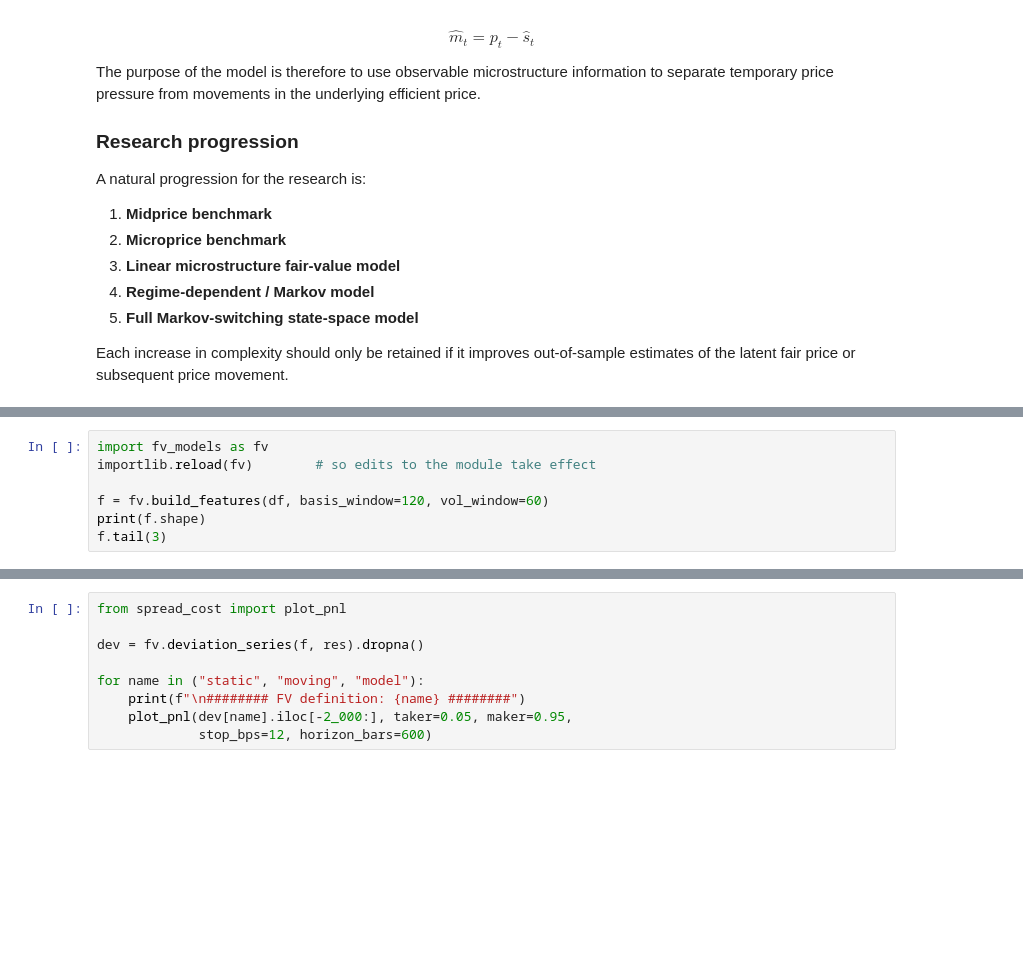
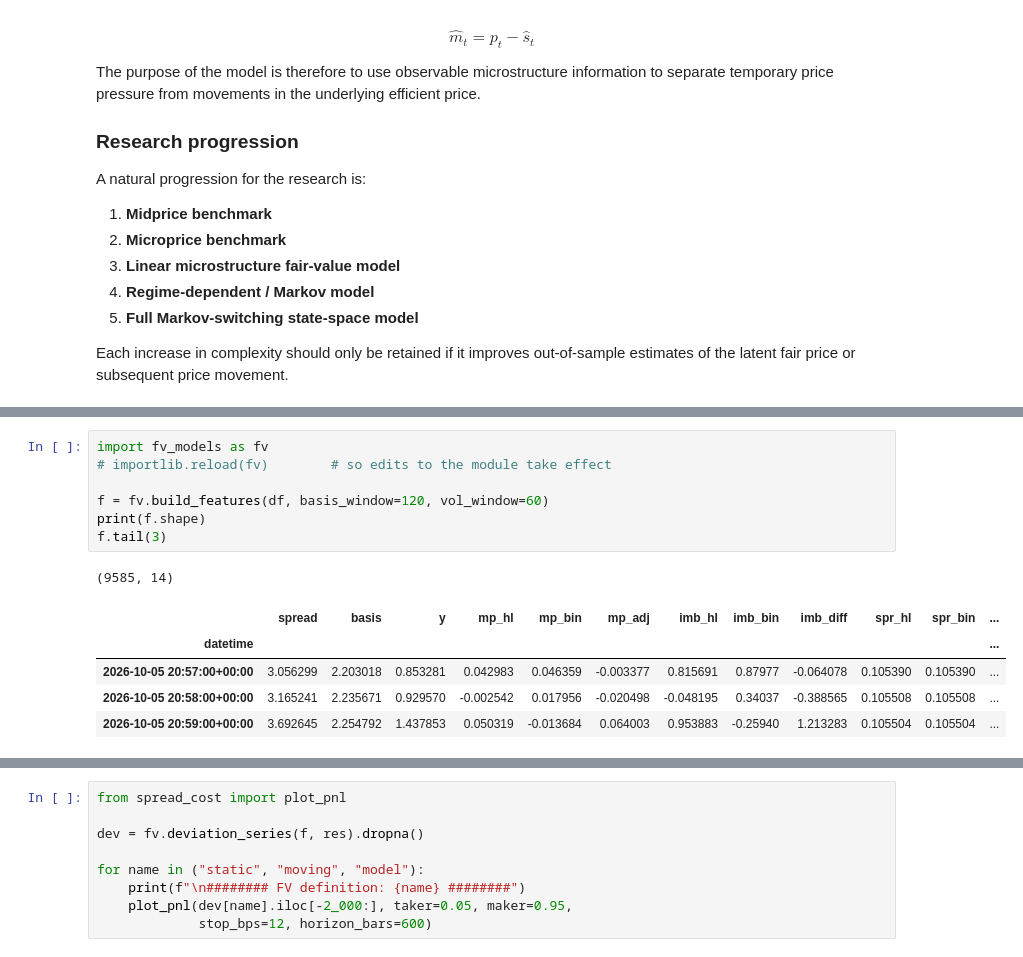
Before and after one commit to aliquid-novi/crypto_research, a Jupyter notebook: fv_markov/FV.ipynb, the cells around one changed output, grey strips where cells are left out. Saved outputs shown, nothing was run; the diff lists cells and outputs as text; blank space fills up the shorter version.

```diff
--- a/fv_markov/FV.ipynb
+++ b/fv_markov/FV.ipynb
@@ -185,10 +240,17 @@ Each increase in complexity should only be retained if it improves out-of-sample
 # %%
 import fv_models as fv
-importlib.reload(fv)        # so edits to the module take effect
+# importlib.reload(fv)        # so edits to the module take effect
 
 f = fv.build_features(df, basis_window=120, vol_window=60)
 print(f.shape)
 f.tail(3)
+# %% [output]
+(9585, 14)
+|  | spread | basis | y | mp_hl | mp_bin | mp_adj | imb_hl | imb_bin | imb_diff | spr_hl | spr_bin | ... |
+| datetime |  |  |  |  |  |  |  |  |  |  |  | ... |
+| 2026-10-05 20:57:00+00:00 | 3.056299 | 2.203018 | 0.853281 | 0.042983 | 0.046359 | -0.003377 | 0.815691 | 0.87977 | -0.064078 | 0.105390 | 0.105390 | ... |
+| 2026-10-05 20:58:00+00:00 | 3.165241 | 2.235671 | 0.929570 | -0.002542 | 0.017956 | -0.020498 | -0.048195 | 0.34037 | -0.388565 | 0.105508 | 0.105508 | ... |
+| 2026-10-05 20:59:00+00:00 | 3.692645 | 2.254792 | 1.437853 | 0.050319 | -0.013684 | 0.064003 | 0.953883 | -0.25940 | 1.213283 | 0.105504 | 0.105504 | ... |
 # %%
 COST_BPS = 4.92             # from cost_breakdown() earlier in the notebook
 
```
Also changed, not shown: parts of 10 cells of this notebook.
